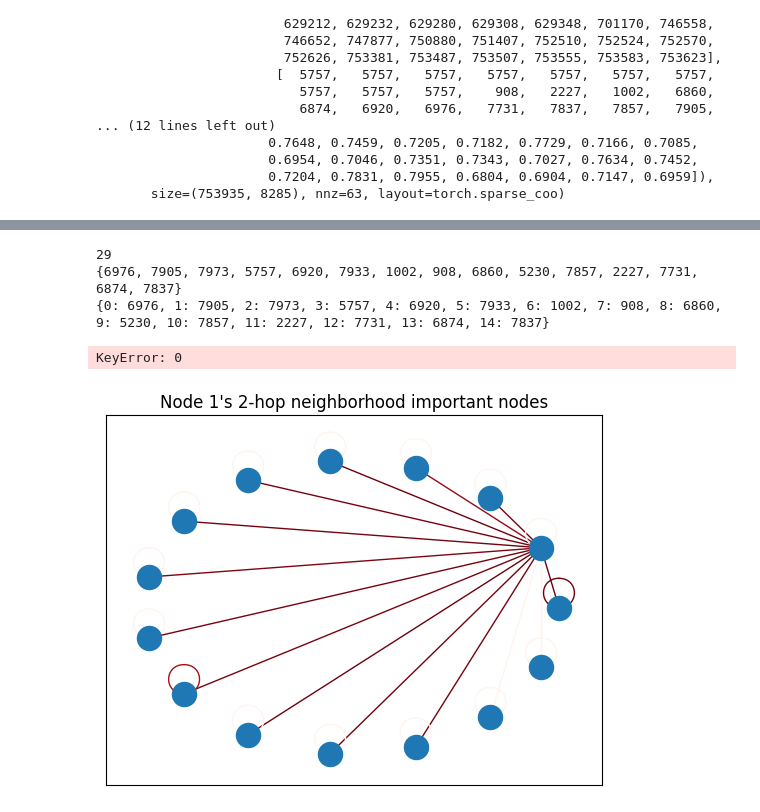
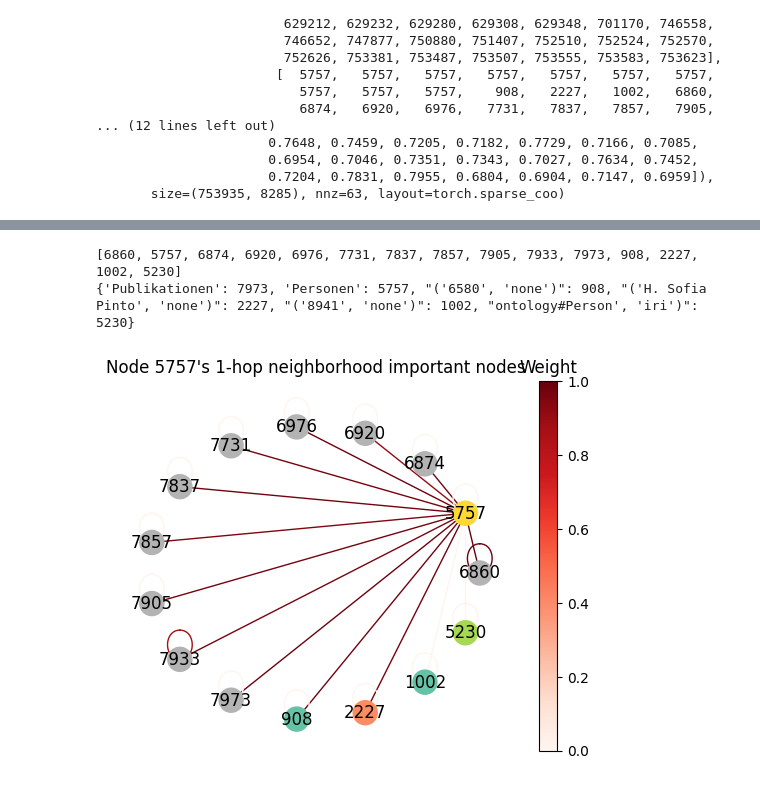
Before and after one commit to traopia/RGCN-Explainer, a Jupyter notebook: RGCN_explainer.ipynb, the cells around one changed output, grey strips where cells are left out. Saved outputs shown, nothing was run; the diff lists cells and outputs as text; code cells hidden in the pictures.

Commit message:
visualization and semantics pt 1

```diff
--- a/RGCN_explainer.ipynb
+++ b/RGCN_explainer.ipynb
@@ -804,0 +811,16 @@ values_indices_nodes
+# %%
+def dict_index_classes(data, masked_ver):
+    indices_nodes = masked_ver.coalesce().indices().detach().numpy()
+
+    d = list(data.e2i.keys())
+    values_indices_nodes = [d[i] for i in indices_nodes[1]]
+    dict = {}
+    for i in range(63):
+        try:
+            dict[values_indices_nodes[i][0]] = str(values_indices_nodes[i][1]).split('/')[3]
+        except IndexError:
+            dict[values_indices_nodes[i][0]] = str(values_indices_nodes[i][1])
+    return dict
+
+dict_index = dict_index_classes(data,masked_ver)
+dict_index
@@ -825,42 +890,59 @@ tensor([[6860,    2, 5757],
 # %%
 #Visualize the result
 def visualize_result(node_idx, masked_ver, neighbors, data, num_hops):
     """Visualizes the n-hop neighborhood of a given node."""
-    #G = nx.from_pandas_adjacency(pd.DataFrame(masked_adj.detach().numpy()))
-    new_ver = indices_nodes[0]%data.num_entities
-    new_index = np.transpose(np.stack((new_ver, indices_nodes[1])))
+    indices_nodes = masked_ver.coalesce().indices().detach().numpy()
+    new_ver = indices_nodes[0]%data.num_entities #get original indexes
+    new_index = np.transpose(np.stack((new_ver, indices_nodes[1]))) #original edge indexes
     G = nx.from_edgelist(new_index)
-    print(G.number_of_edges())
+
+    #create dict of index - node: to visualize index of the node
     labeldict = {}
-    print(neighbors)
-    for i,j in zip(range(len(neighbors)),neighbors):
-        labeldict[i] = j
-    print(labeldict)
+    for node in G.nodes:
+        labeldict[node] = node
+    print(G.nodes)
+    dict_index = dict_index_classes(data,masked_ver)
+    #order dict index according to G nodes in networkx
+    ordered_dict = {}
+    for item in list(G.nodes):
+        ordered_dict[item] = dict_index[item]
+
+    dict_index = ordered_dict
 
 
+    #get inverse of dict to allow mapping of different 'classes' of nodes to different nodes
+    inv_map = {v: k for k, v in dict_index.items()}
+    print(inv_map) #use inv:map to get a legend of node colors for later
+    color_list = list(dict_index.values())
 
-    edge_colors = list(masked_ver.coalesce().values().detach().numpy())[:29]
+    #make a list out of it
+    for i in range(len(color_list)):
+        if color_list[i] in inv_map:
+            color_list[i] = inv_map[color_list[i]]
+
+
+    #edge colors reflect the masked ver values - more important relations have darker color
+    #to check why we have relations than expexted :')
+    edge_colors = list(masked_ver.coalesce().values().detach().numpy())[:int(G.number_of_edges())]
 
     # draw graph with edge colors
     plt.figure()
     plt.title("Node {}'s {}-hop neighborhood important nodes".format(node_idx, num_hops))
     pos = nx.circular_layout(G)
-    nx.draw(G, pos=pos, with_labels=True, edge_color = edge_colors, edge_cmap=plt.cm.Reds,labels = labeldict, cmap="Set2" )
+    nx.draw(G, pos=pos, with_labels=True, edge_color = edge_colors, edge_cmap=plt.cm.Reds,node_color =  color_list  ,labels = labeldict, cmap="Set2" )
 
     #add colorbar legend
 
 
     sm = plt.cm.ScalarMappable(cmap=plt.cm.Reds, norm=plt.Normalize(vmin=0, vmax=1))
     sm.set_array(edge_colors)
     cbar = plt.colorbar(sm)
     cbar.ax.set_title('Weight')
 
     plt.show()
 
-visualize_result(1, masked_ver, neighbors,data,2)
+visualize_result(5757, masked_ver, neighbors,data,1)
 # %% [output]
-29
-{6976, 7905, 7973, 5757, 6920, 7933, 1002, 908, 6860, 5230, 7857, 2227, 7731, 6874, 7837}
-{0: 6976, 1: 7905, 2: 7973, 3: 5757, 4: 6920, 5: 7933, 6: 1002, 7: 908, 8: 6860, 9: 5230, 10: 7857, 11: 2227, 12: 7731, 13: 6874, 14: 7837}
+[6860, 5757, 6874, 6920, 6976, 7731, 7837, 7857, 7905, 7933, 7973, 908, 2227, 1002, 5230]
+{'Publikationen': 7973, 'Personen': 5757, "('6580', 'none')": 908, "('H. Sofia Pinto', 'none')": 2227, "('8941', 'none')": 1002, "ontology#Person', 'iri')": 5230}
-KeyError: 0
-[figure, old version]
+[figure, new version]
```
Also changed, not shown: parts of 10 cells of this notebook, 5 other files.
